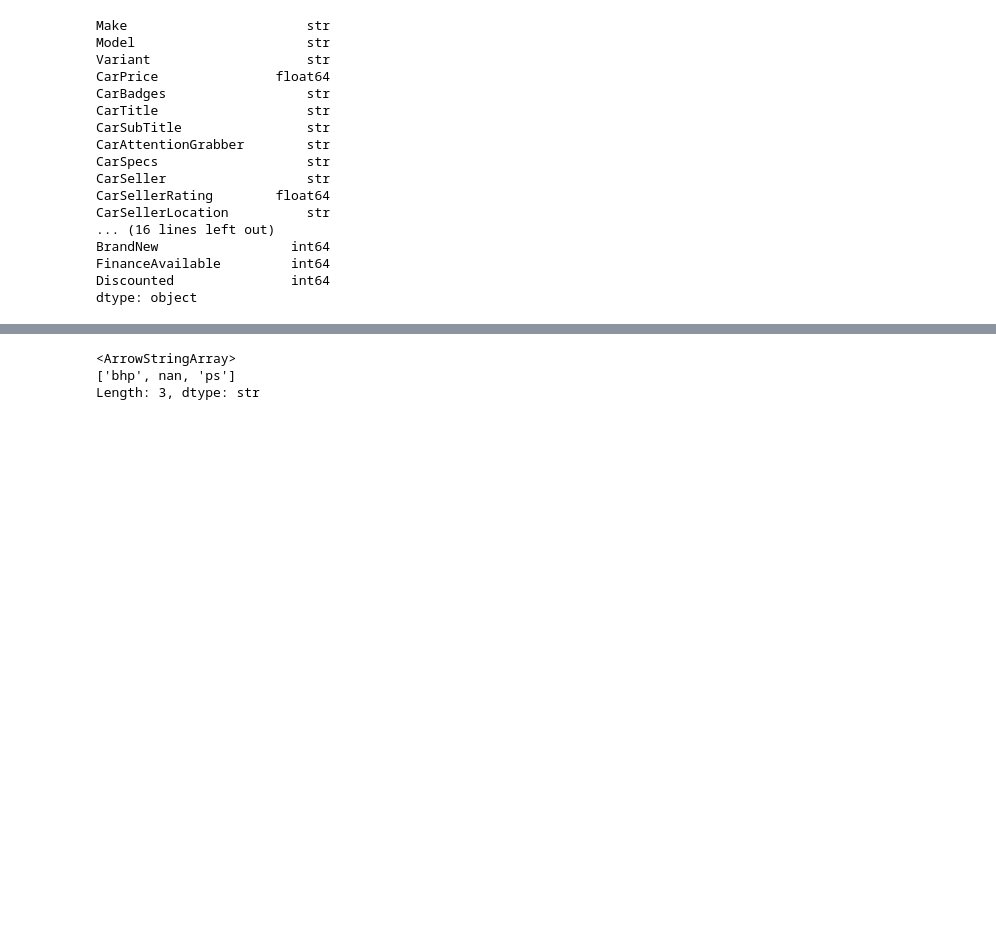
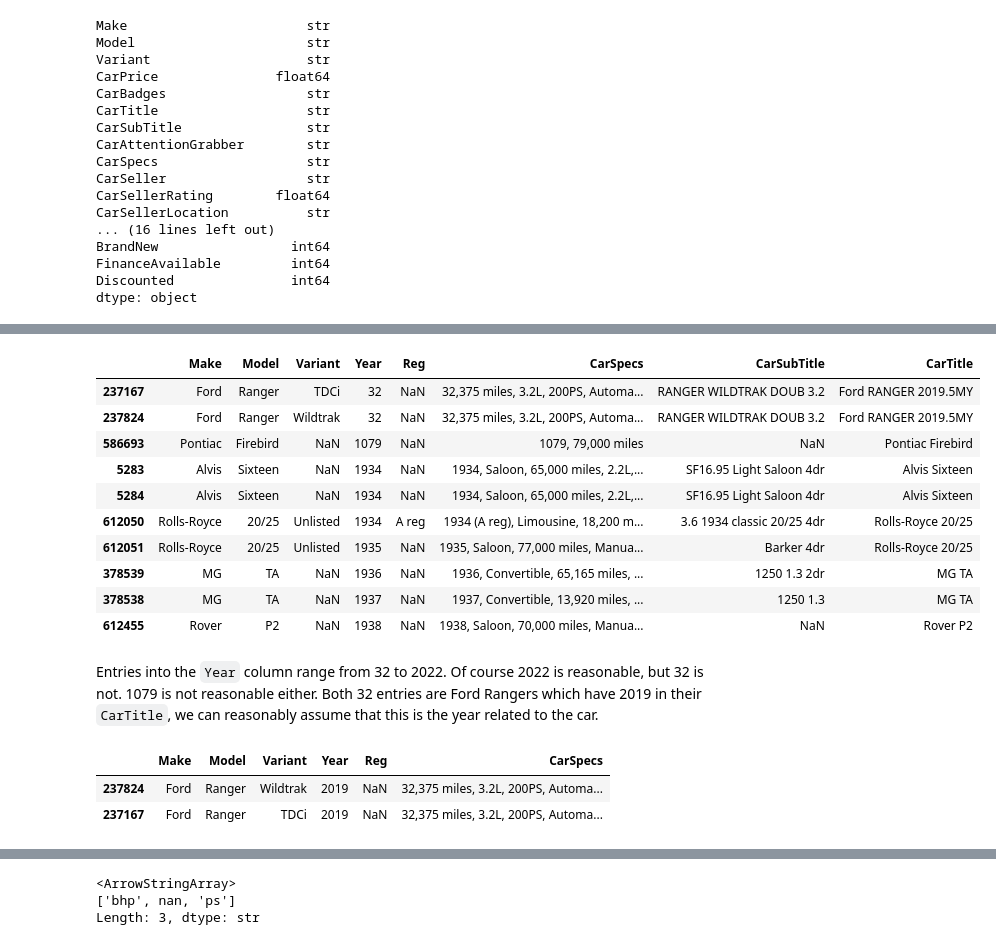
Before and after one commit to jenboc/used-car-price-prediction, a Jupyter notebook: notebooks/02_preparation.ipynb, the cells around one changed output, grey strips where cells are left out. Cells and saved outputs as stored; diff of their text form; code cells hidden in the pictures; blank space fills up the shorter version.

```diff
--- a/notebooks/02_preparation.ipynb
+++ b/notebooks/02_preparation.ipynb
@@ -387,7 +102,0 @@ We also standardise the following columns by ensuring all data is given in title
-# %%
-to_title_case = ["CarSellerLocation", "Transmission", "BodyType", "FuelType"]
-
-for column in to_title_case:
-    df[column] = df[column].str.title()
-
-df[to_title_case].head(20)
@@ -448,14 +102,0 @@ This is the complete list of columns dropped due to not being relevant for our p
-# %%
-df.drop(columns=[
-    "CarTitle",
-    "CarSubTitle",
-    "CarSpecs",
-    "CarBadges",
-    "CarAttentionGrabber",
-    "CarSeller",
-    "CarSellerRating",
-    "FinanceAvailable",
-    "Discounted"
-], inplace=True)
-
-df.head()
@@ -482,0 +289,3 @@ $$
+# %%
+summary_cols = ["Make", "Model", "Variant", "Year", "Reg", "CarSpecs"]
+df.nlargest(10, "Year")[summary_cols]
@@ -482,0 +304,32 @@ $$
+# %%
+df.nsmallest(10, "Year")[summary_cols + ["CarSubTitle", "CarTitle"]]
+# %% [output]
+|  | Make | Model | Variant | Year | Reg | CarSpecs | CarSubTitle | CarTitle |
+| 237167 | Ford | Ranger | TDCi | 32 | NaN | 32,375 miles, 3.2L, 200PS, Automa... | RANGER WILDTRAK DOUB 3.2 | Ford RANGER 2019.5MY |
+| 237824 | Ford | Ranger | Wildtrak | 32 | NaN | 32,375 miles, 3.2L, 200PS, Automa... | RANGER WILDTRAK DOUB 3.2 | Ford RANGER 2019.5MY |
+| 586693 | Pontiac | Firebird | NaN | 1079 | NaN | 1079, 79,000 miles | NaN | Pontiac Firebird |
+| 5283 | Alvis | Sixteen | NaN | 1934 | NaN | 1934, Saloon, 65,000 miles, 2.2L,... | SF16.95 Light Saloon 4dr | Alvis Sixteen |
+| 5284 | Alvis | Sixteen | NaN | 1934 | NaN | 1934, Saloon, 65,000 miles, 2.2L,... | SF16.95 Light Saloon 4dr | Alvis Sixteen |
+| 612050 | Rolls-Royce | 20/25 | Unlisted | 1934 | A reg | 1934 (A reg), Limousine, 18,200 m... | 3.6 1934 classic 20/25 4dr | Rolls-Royce 20/25 |
+| 612051 | Rolls-Royce | 20/25 | Unlisted | 1935 | NaN | 1935, Saloon, 77,000 miles, Manua... | Barker 4dr | Rolls-Royce 20/25 |
+| 378539 | MG | TA | NaN | 1936 | NaN | 1936, Convertible, 65,165 miles, ... | 1250 1.3 2dr | MG TA |
+| 378538 | MG | TA | NaN | 1937 | NaN | 1937, Convertible, 13,920 miles, ... | 1250 1.3 | MG TA |
+| 612455 | Rover | P2 | NaN | 1938 | NaN | 1938, Saloon, 70,000 miles, Manua... | NaN | Rover P2 |
+# %% [markdown]
+Entries into the `Year` column range from 32 to 2022. Of course 2022 is reasonable, but 32 is not. 1079 is not reasonable either. Both 32 entries are Ford Rangers which have 2019 in their `CarTitle`, we can reasonably assume that this is the year related to the car.
+# %%
+df.loc[
+    237167,
+    "Year"
+] = 2019
+
+df.loc[
+    237824,
+    "Year"
+] = 2019
+
+df.loc[[237824, 237167], summary_cols]
+# %% [output]
+|  | Make | Model | Variant | Year | Reg | CarSpecs |
+| 237824 | Ford | Ranger | Wildtrak | 2019 | NaN | 32,375 miles, 3.2L, 200PS, Automa... |
+| 237167 | Ford | Ranger | TDCi | 2019 | NaN | 32,375 miles, 3.2L, 200PS, Automa... |
```
Also changed, not shown: parts of 99 cells of this notebook, 1 other file.
